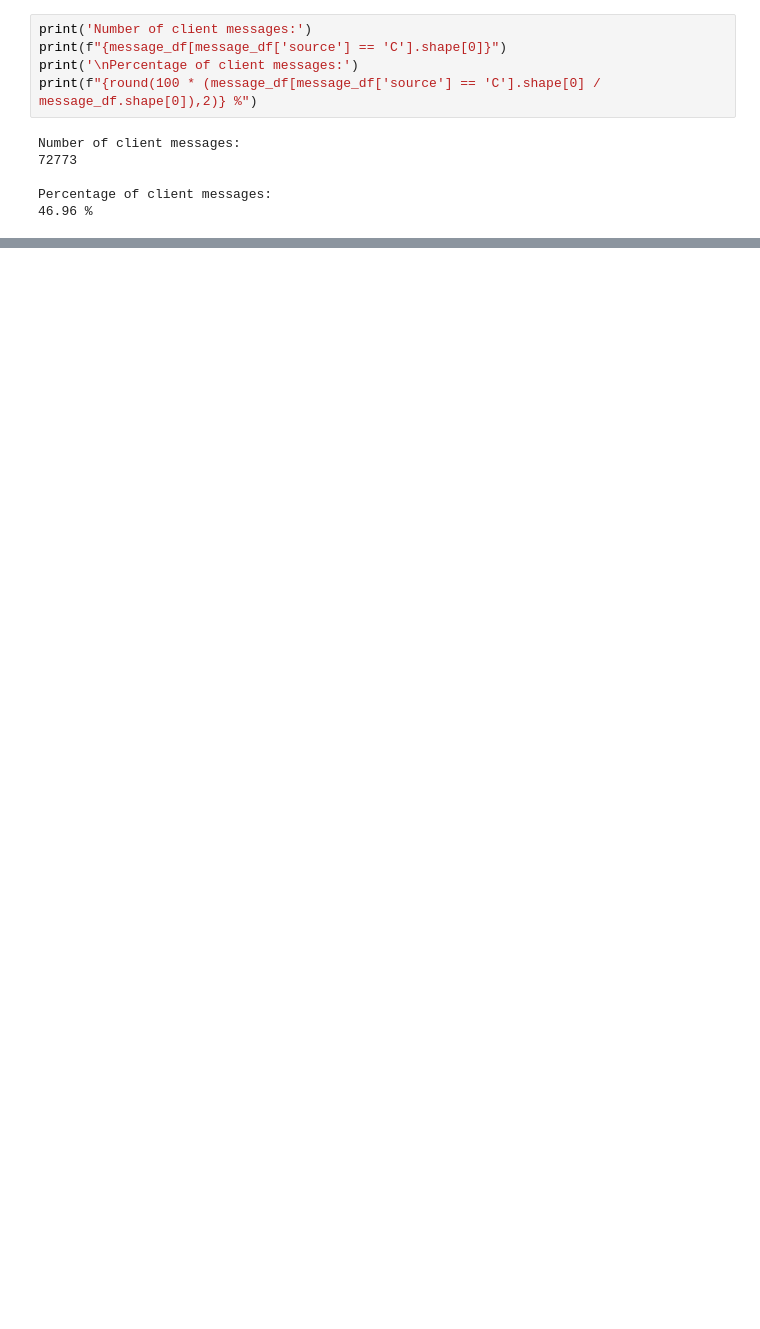
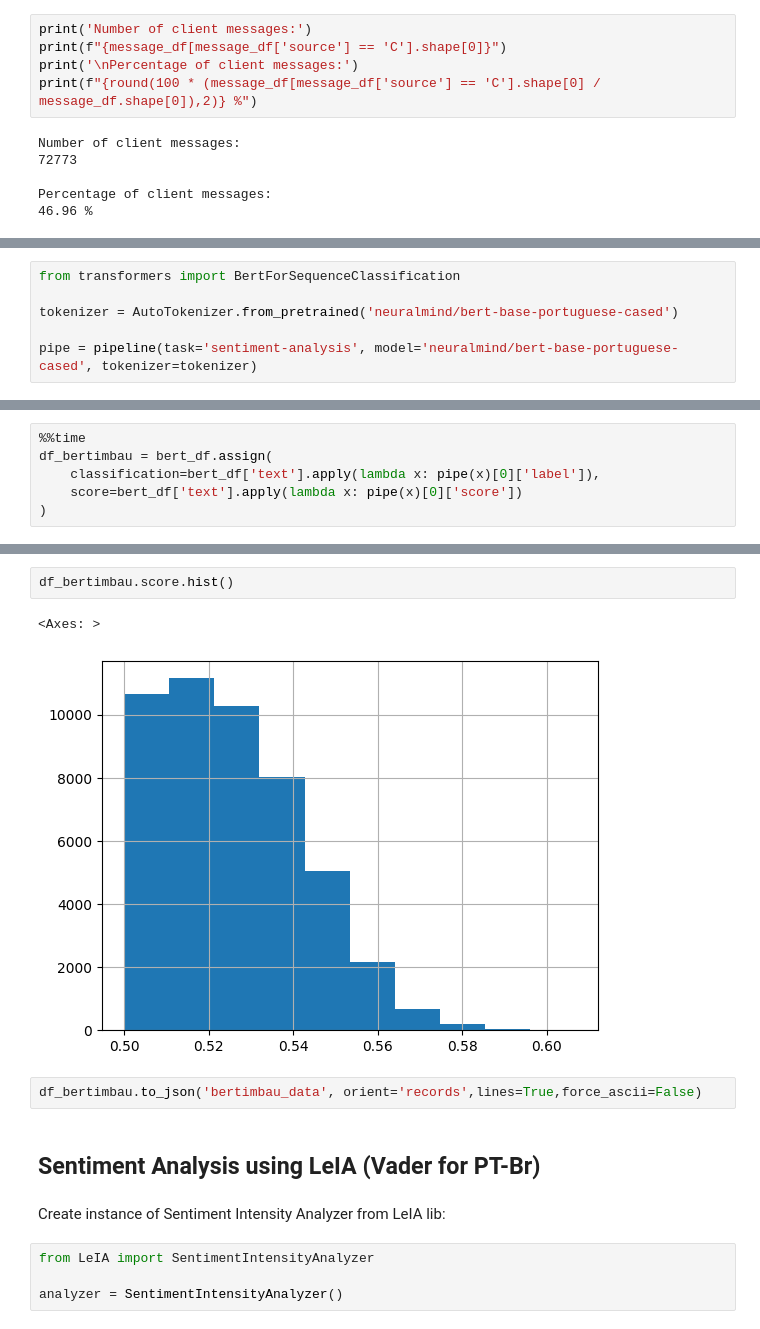
Before and after one commit to higorpr/chatguru-ai-challenge, a Jupyter notebook: ML Pipeline.ipynb, the cells around one changed output, grey strips where cells are left out. Saved outputs shown, nothing was run; the diff lists cells and outputs as text; blank space fills up the shorter version.

```diff
--- a/ML Pipeline.ipynb
+++ b/ML Pipeline.ipynb
@@ -238,0 +667,6 @@ sorted_messages_df.head(100)
+# %%
+from transformers import BertForSequenceClassification
+
+tokenizer = AutoTokenizer.from_pretrained('neuralmind/bert-base-portuguese-cased')
+
+pipe = pipeline(task='sentiment-analysis', model='neuralmind/bert-base-portuguese-cased', tokenizer=tokenizer)
@@ -238,0 +683,6 @@ sorted_messages_df.head(100)
+# %%
+%%time
+df_bertimbau = bert_df.assign(
+    classification=bert_df['text'].apply(lambda x: pipe(x)[0]['label']),
+    score=bert_df['text'].apply(lambda x: pipe(x)[0]['score'])
+)
@@ -238,0 +706,15 @@ sorted_messages_df.head(100)
+# %%
+df_bertimbau.score.hist()
+# %% [output]
+<Axes: >
+[figure, added]
+# %%
+df_bertimbau.to_json('bertimbau_data', orient='records',lines=True,force_ascii=False)
+# %% [markdown]
+## Sentiment Analysis using LeIA (Vader for PT-Br)
+# %% [markdown]
+Create instance of Sentiment Intensity Analyzer from LeIA lib:
+# %%
+from LeIA import SentimentIntensityAnalyzer
+
+analyzer = SentimentIntensityAnalyzer()
```
Also changed, not shown: parts of 103 cells of this notebook, 2 other files.
